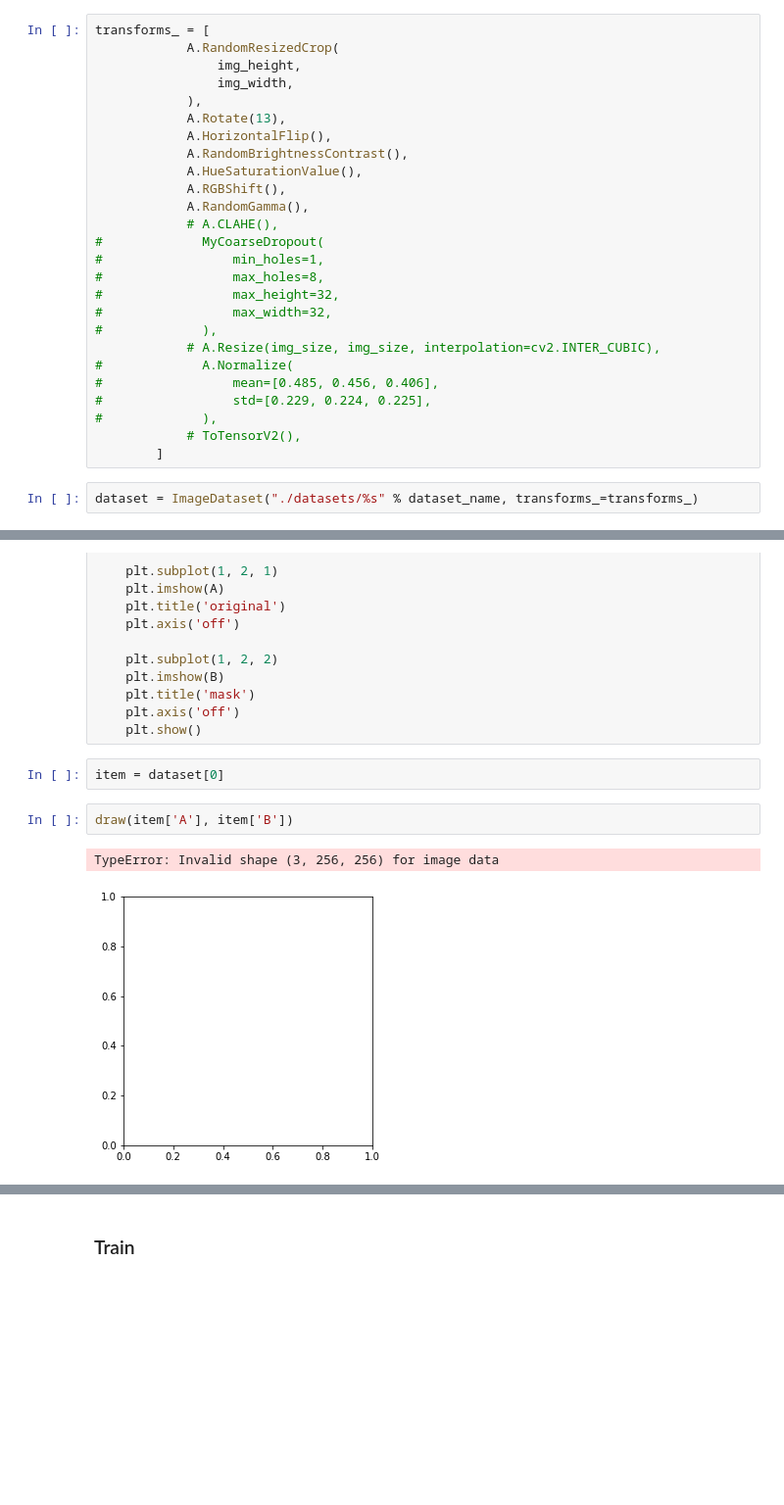
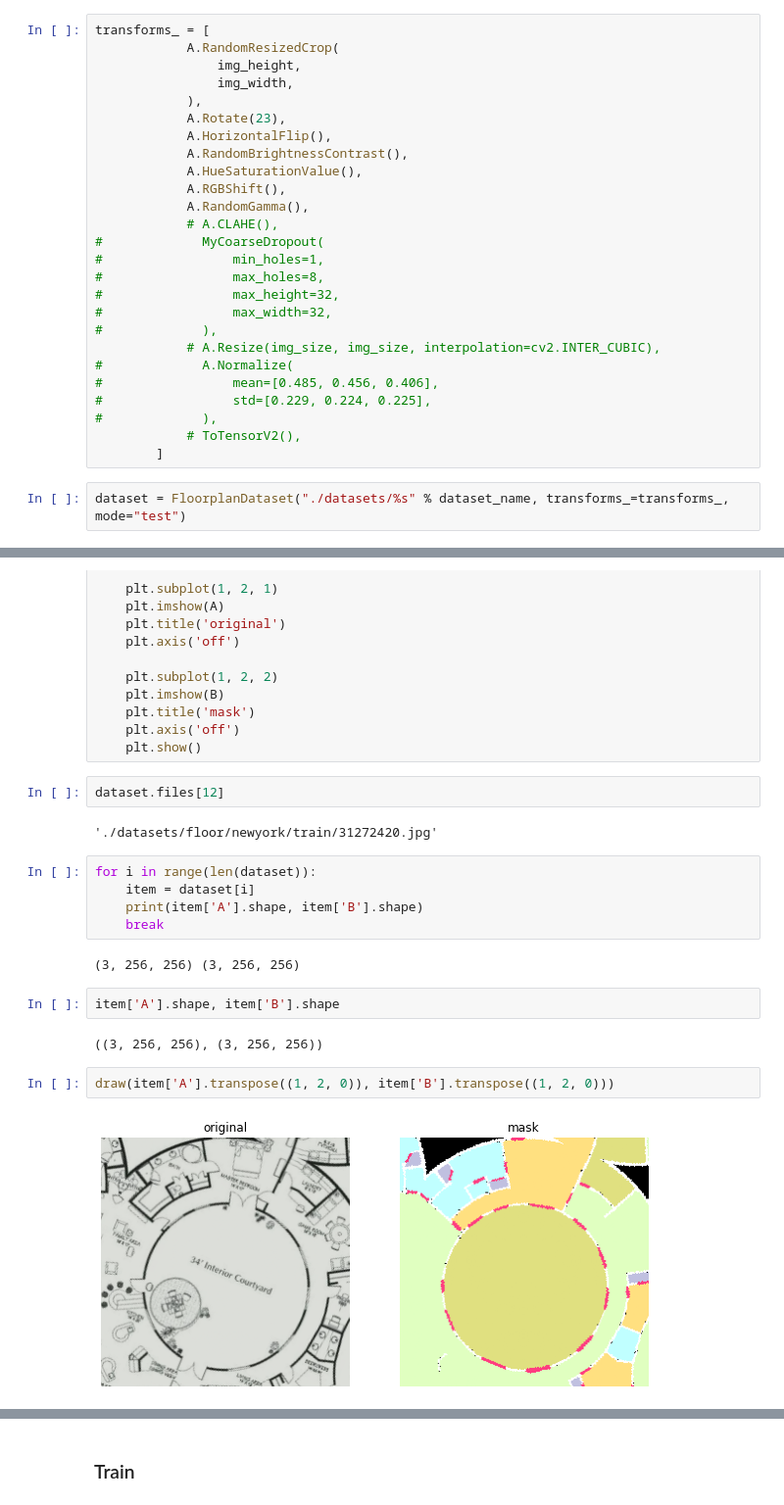
Before and after one commit to chnghia/pytorch-lightning-gan, a Jupyter notebook: 007_pix2pix.ipynb, the cells around one changed output, grey strips where cells are left out. Shown at 98% size. Saved outputs shown, nothing was run; the diff lists cells and outputs as text; blank space fills up the shorter version.

Commit message:
add pix2pix floorplan dataset

```diff
--- a/007_pix2pix.ipynb
+++ b/007_pix2pix.ipynb
@@ -37,7 +37,7 @@ transforms_ = [
                 img_height,
                 img_width,
             ),
-            A.Rotate(13),
+            A.Rotate(23),
             A.HorizontalFlip(),
             A.RandomBrightnessContrast(),
             A.HueSaturationValue(),
@@ -58,7 +58,7 @@ transforms_ = [
             # ToTensorV2(),
         ]
 # %%
-dataset = ImageDataset("./datasets/%s" % dataset_name, transforms_=transforms_)
+dataset = FloorplanDataset("./datasets/%s" % dataset_name, transforms_=transforms_, mode="test")
 # %%
 len(dataset)
 # %% [output]
@@ -77,10 +77,22 @@ def draw(A, B):
     plt.title('mask')
     plt.axis('off')
     plt.show()
-# %%
-item = dataset[0]
+# %%
+dataset.files[12]
+# %% [output]
+'./datasets/floor/newyork/train/31272420.jpg'
+# %%
+for i in range(len(dataset)):
+    item = dataset[i]
+    print(item['A'].shape, item['B'].shape)
+    break
+# %% [output]
+(3, 256, 256) (3, 256, 256)
+# %%
+item['A'].shape, item['B'].shape
+# %% [output]
+((3, 256, 256), (3, 256, 256))
 # %%
-draw(item['A'], item['B'])
+draw(item['A'].transpose((1, 2, 0)), item['B'].transpose((1, 2, 0)))
 # %% [output]
-TypeError: Invalid shape (3, 256, 256) for image data
-[figure, old version]
+[figure, new version]
```
Also changed, not shown: parts of 11 cells of this notebook, 3 other files.
